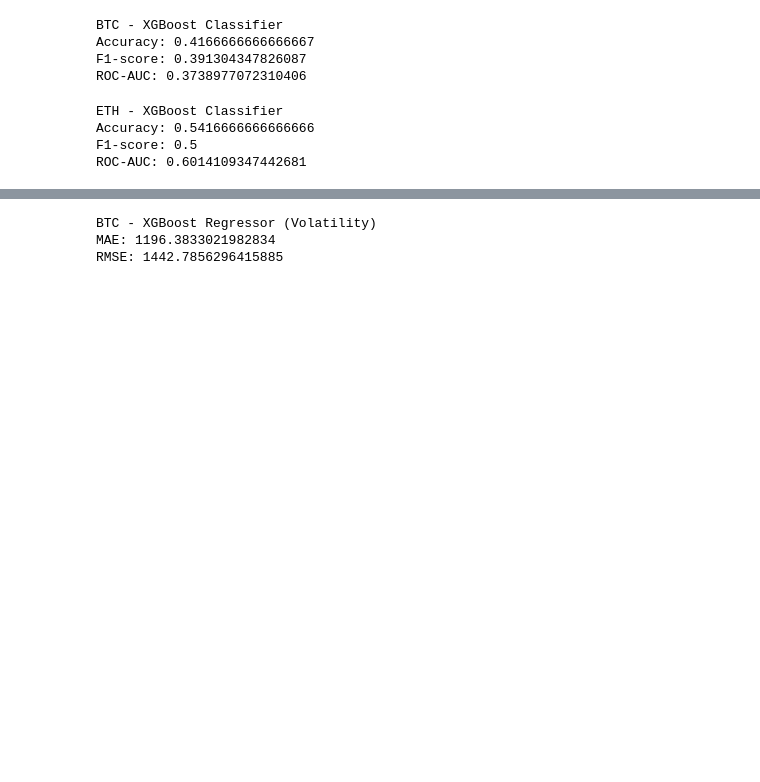
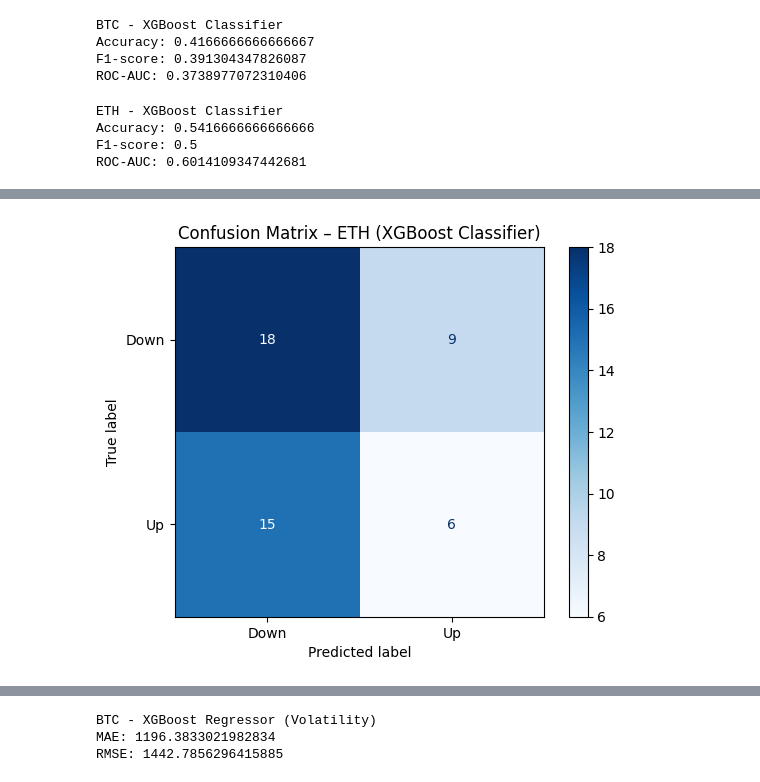
Before and after one commit to yajutsai/766---FinalProject, a Jupyter notebook: train_model.ipynb, the cells around one changed output, grey strips where cells are left out. Cells and saved outputs as stored; diff of their text form; code cells hidden in the pictures; blank space fills up the shorter version.

```diff
--- a/train_model.ipynb
+++ b/train_model.ipynb
@@ -344,0 +466,17 @@ ROC-AUC: 0.6014109347442681
+# %%
+# ETH true label and predicted label (from eth_test)
+y_true_eth = eth_test["direction_label"]
+X_eth_test = eth_test[feature_cols]
+y_pred_eth = xgb_clf_eth.predict(X_eth_test)
+
+cm_eth = confusion_matrix(y_true_eth, y_pred_eth)
+
+disp_eth = ConfusionMatrixDisplay(
+    confusion_matrix=cm_eth,
+    display_labels=["Down", "Up"]
+)
+disp_eth.plot(cmap="Blues", values_format="d")
+plt.title("Confusion Matrix – ETH (XGBoost Classifier)")
+plt.show()
+# %% [output]
+[figure, added]
```
Also changed, not shown: parts of 19 cells of this notebook, 6 other files.
